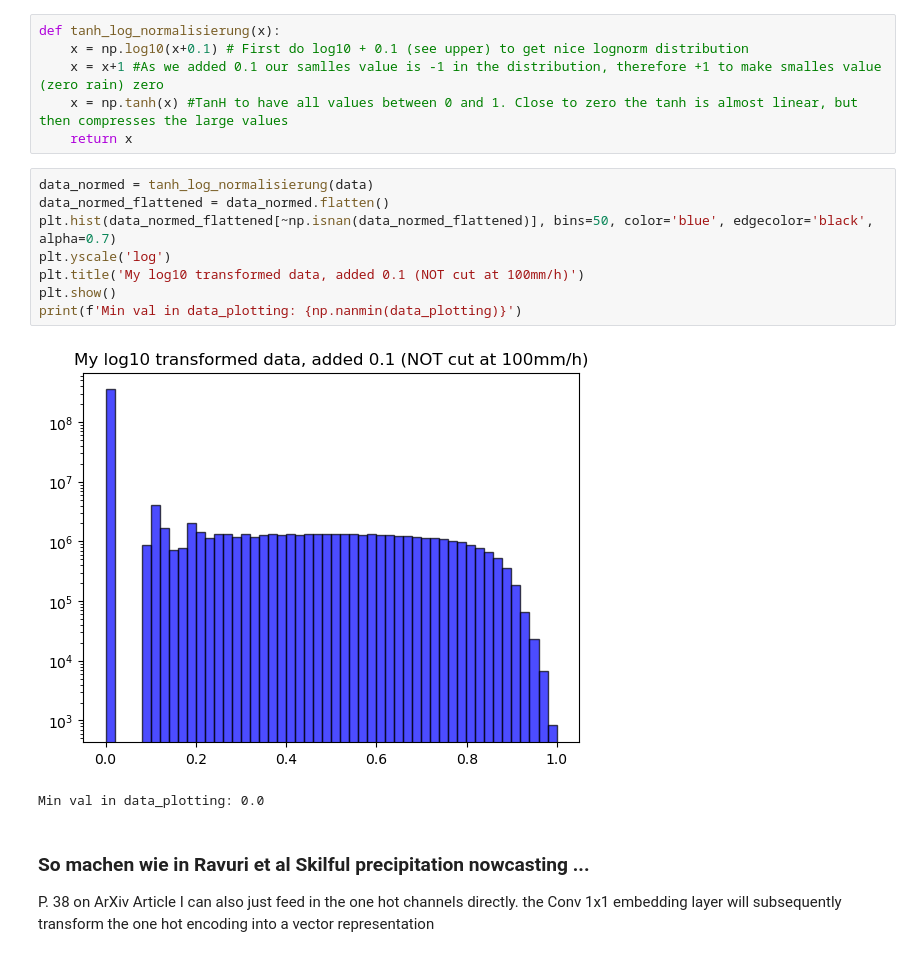
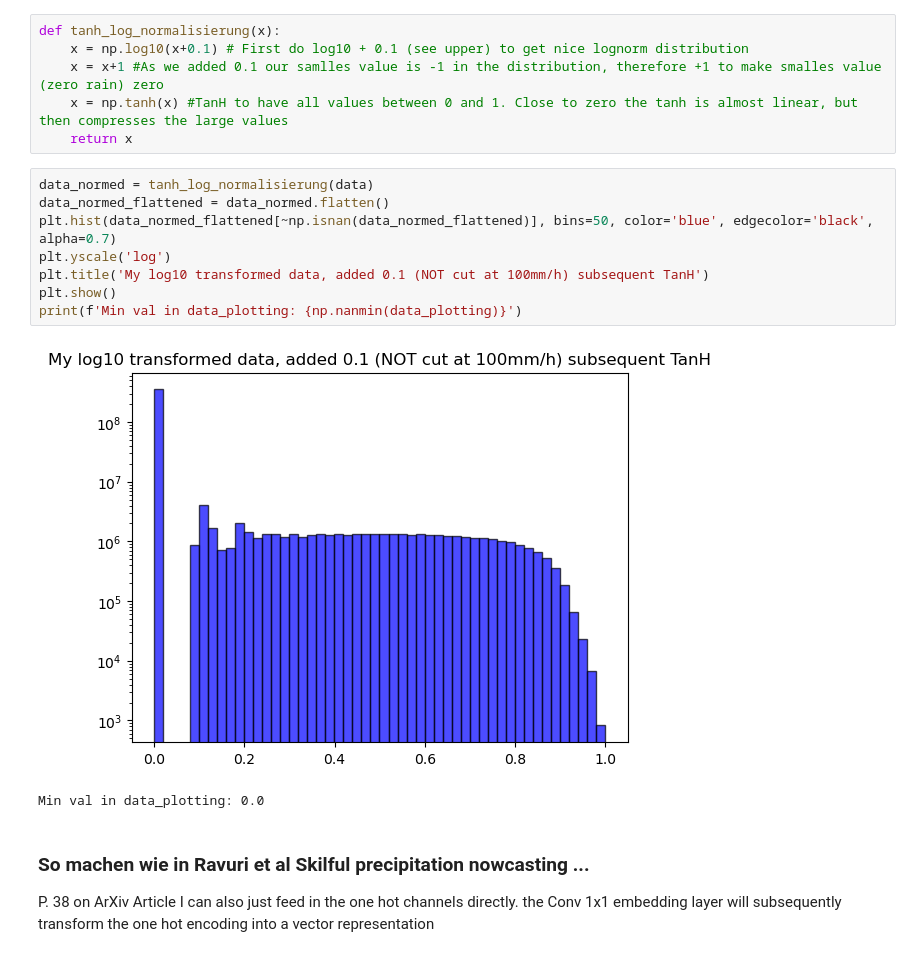
Before and after one commit to Osrip/deep_learn_rain_nowcasting, a Jupyter notebook: notebooks/examine_data_normalization.ipynb, the cells around one changed output. Saved outputs shown, nothing was run; the diff lists cells and outputs as text.

```diff
--- a/notebooks/examine_data_normalization.ipynb
+++ b/notebooks/examine_data_normalization.ipynb
@@ -434,13 +457,13 @@ def tanh_log_normalisierung(x):
 # %%
 data_normed = tanh_log_normalisierung(data)
 data_normed_flattened = data_normed.flatten()
 plt.hist(data_normed_flattened[~np.isnan(data_normed_flattened)], bins=50, color='blue', edgecolor='black', alpha=0.7)
 plt.yscale('log')
-plt.title('My log10 transformed data, added 0.1 (NOT cut at 100mm/h)')
+plt.title('My log10 transformed data, added 0.1 (NOT cut at 100mm/h) subsequent TanH')
 plt.show()
 print(f'Min val in data_plotting: {np.nanmin(data_plotting)}')
 # %% [output]
-[figure, old version]
+[figure, new version]
 Min val in data_plotting: 0.0
 # %% [markdown]
 ### So machen wie in Ravuri et al Skilful precipitation nowcasting ...
```
Also changed, not shown: parts of 10 cells of this notebook, 3 other files.
